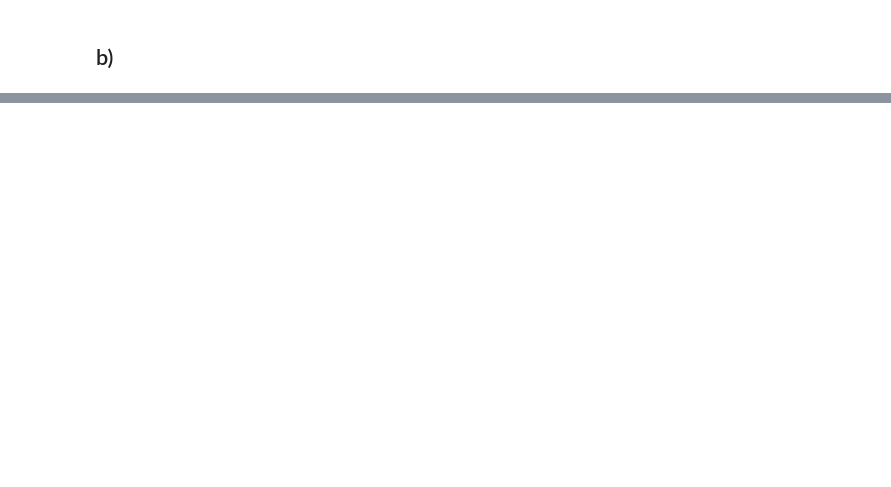
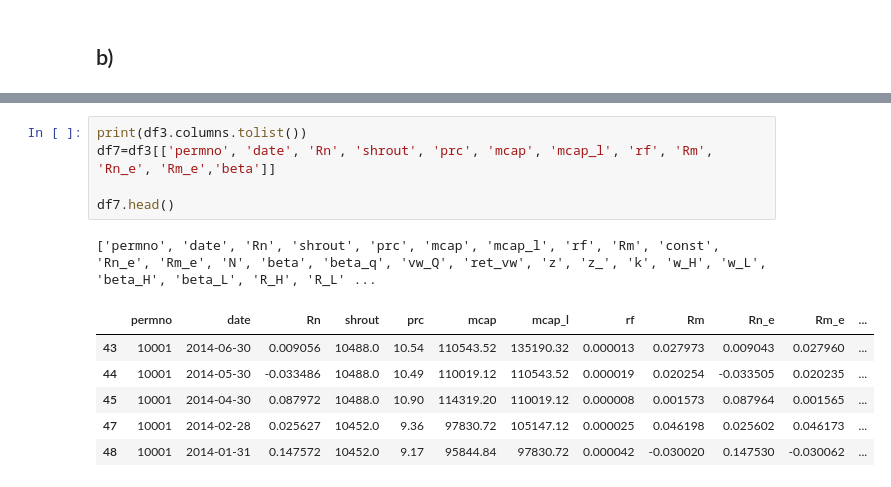
Before and after one commit to yassinuaimee/Investments-Advanced-Portfolio-Optimization-and-Risk-Factor-Analysis, a Jupyter notebook: merged.ipynb, the cells around one changed output, grey strips where cells are left out. Drawn from its saved outputs; the diff is of its cells as text; blank space fills up the shorter version.

```diff
--- a/merged.ipynb
+++ b/merged.ipynb
@@ -713,0 +715,13 @@ R^2:0.663860457873209
+# %%
+print(df3.columns.tolist())
+df7=df3[['permno', 'date', 'Rn', 'shrout', 'prc', 'mcap', 'mcap_l', 'rf', 'Rm', 'Rn_e', 'Rm_e','beta']]
+
+df7.head()
+# %% [output]
+['permno', 'date', 'Rn', 'shrout', 'prc', 'mcap', 'mcap_l', 'rf', 'Rm', 'const', 'Rn_e', 'Rm_e', 'N', 'beta', 'beta_q', 'vw_Q', 'ret_vw', 'z', 'z_', 'k', 'w_H', 'w_L', 'beta_H', 'beta_L', 'R_H', 'R_L' ...
+|  | permno | date | Rn | shrout | prc | mcap | mcap_l | rf | Rm | Rn_e | Rm_e | ... |
+| 43 | 10001 | 2014-06-30 | 0.009056 | 10488.0 | 10.54 | 110543.52 | 135190.32 | 0.000013 | 0.027973 | 0.009043 | 0.027960 | ... |
+| 44 | 10001 | 2014-05-30 | -0.033486 | 10488.0 | 10.49 | 110019.12 | 110543.52 | 0.000019 | 0.020254 | -0.033505 | 0.020235 | ... |
+| 45 | 10001 | 2014-04-30 | 0.087972 | 10488.0 | 10.90 | 114319.20 | 110019.12 | 0.000008 | 0.001573 | 0.087964 | 0.001565 | ... |
+| 47 | 10001 | 2014-02-28 | 0.025627 | 10452.0 | 9.36 | 97830.72 | 105147.12 | 0.000025 | 0.046198 | 0.025602 | 0.046173 | ... |
+| 48 | 10001 | 2014-01-31 | 0.147572 | 10452.0 | 9.17 | 95844.84 | 97830.72 | 0.000042 | -0.030020 | 0.147530 | -0.030062 | ... |
```
Also changed, not shown: parts of 13 cells of this notebook, 1 other file.
